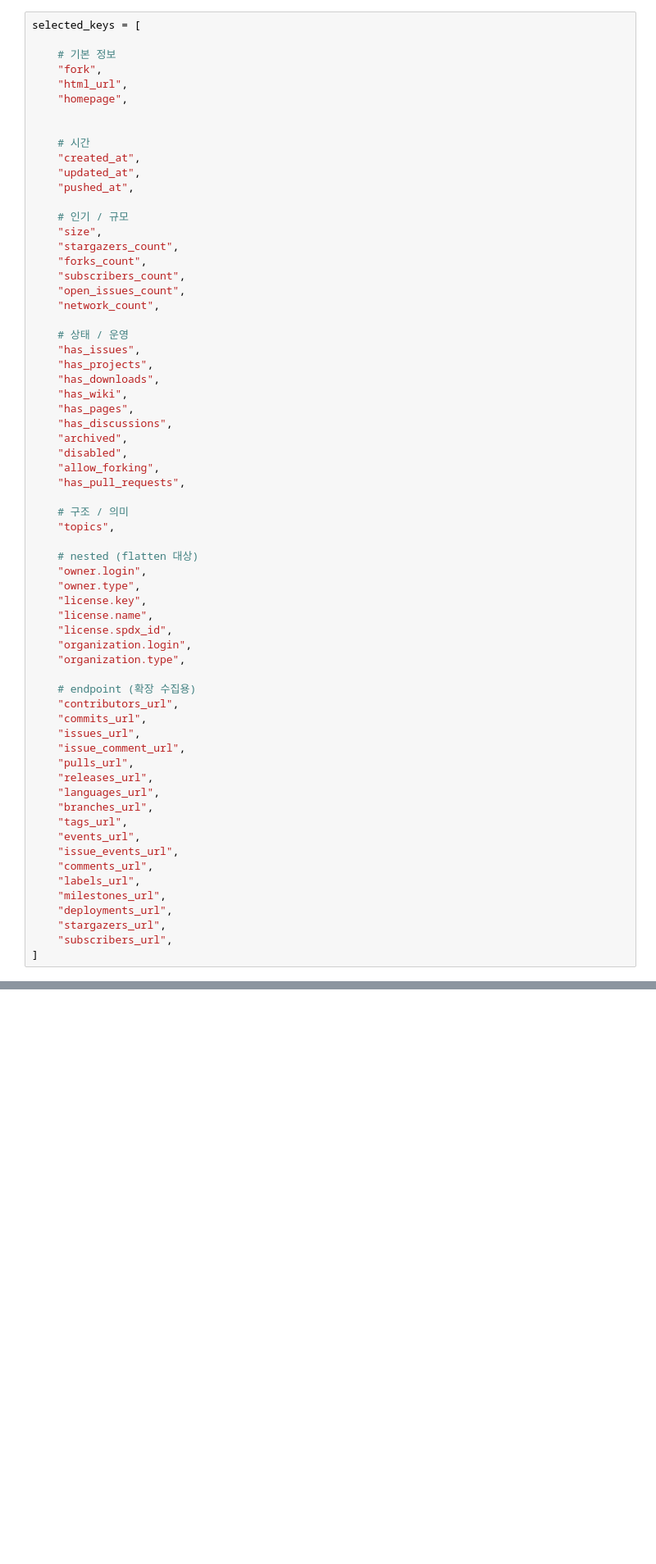
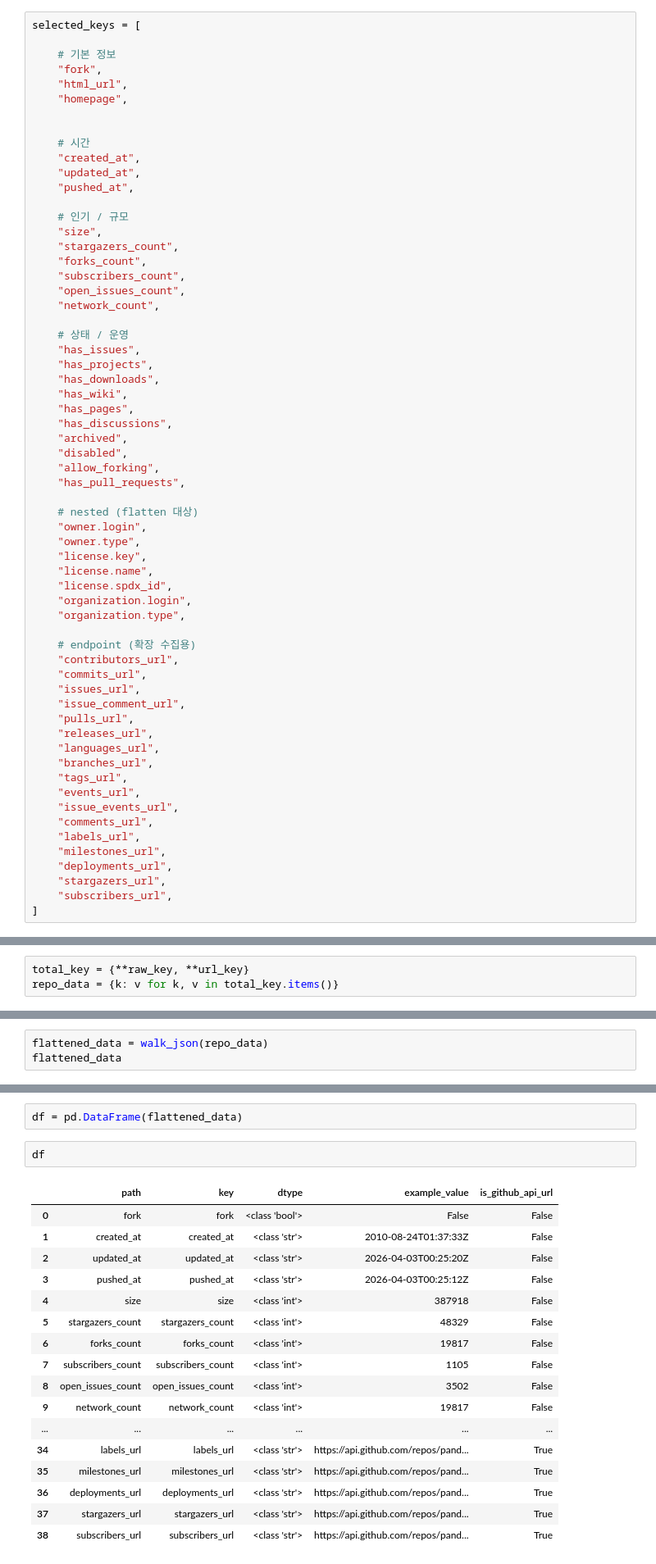
Before and after one commit to OpenSource-2026/oss-health-data, a Jupyter notebook: notebooks/exploration/data-extraction.ipynb, the cells around one changed output, grey strips where cells are left out. Shown at 82% size. Cells and saved outputs as stored; diff of their text form; blank space fills up the shorter version.

Commit message:
feat: add walk json function

```diff
--- a/notebooks/exploration/data-extraction.ipynb
+++ b/notebooks/exploration/data-extraction.ipynb
@@ -79,9 +79,6 @@ selected_keys = [
     "allow_forking",
     "has_pull_requests",
 
-    # 구조 / 의미
-    "topics",
-
     # nested (flatten 대상)
     "owner.login",
     "owner.type",
@@ -180,0 +257,3 @@ url_key
+# %%
+total_key = {**raw_key, **url_key}
+repo_data = {k: v for k, v in total_key.items()}
@@ -180,0 +280,3 @@ url_key
+# %%
+flattened_data = walk_json(repo_data)
+flattened_data
@@ -180,0 +285,22 @@ url_key
+# %%
+df = pd.DataFrame(flattened_data)
+# %%
+df
+# %% [output]
+|  | path | key | dtype | example_value | is_github_api_url |
+| 0 | fork | fork | <class 'bool'> | False | False |
+| 1 | created_at | created_at | <class 'str'> | 2010-08-24T01:37:33Z | False |
+| 2 | updated_at | updated_at | <class 'str'> | 2026-04-03T00:25:20Z | False |
+| 3 | pushed_at | pushed_at | <class 'str'> | 2026-04-03T00:25:12Z | False |
+| 4 | size | size | <class 'int'> | 387918 | False |
+| 5 | stargazers_count | stargazers_count | <class 'int'> | 48329 | False |
+| 6 | forks_count | forks_count | <class 'int'> | 19817 | False |
+| 7 | subscribers_count | subscribers_count | <class 'int'> | 1105 | False |
+| 8 | open_issues_count | open_issues_count | <class 'int'> | 3502 | False |
+| 9 | network_count | network_count | <class 'int'> | 19817 | False |
+| ... | ... | ... | ... | ... | ... |
+| 34 | labels_url | labels_url | <class 'str'> | https://api.github.com/repos/pand... | True |
+| 35 | milestones_url | milestones_url | <class 'str'> | https://api.github.com/repos/pand... | True |
+| 36 | deployments_url | deployments_url | <class 'str'> | https://api.github.com/repos/pand... | True |
+| 37 | stargazers_url | stargazers_url | <class 'str'> | https://api.github.com/repos/pand... | True |
+| 38 | subscribers_url | subscribers_url | <class 'str'> | https://api.github.com/repos/pand... | True |
```
Also changed, not shown: parts of 10 cells of this notebook.
